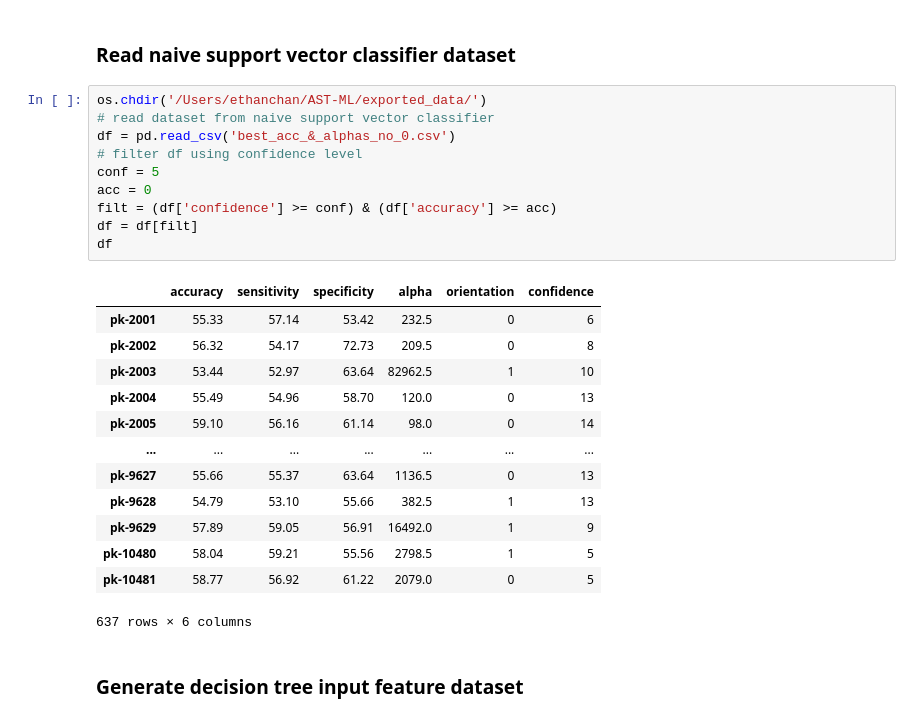
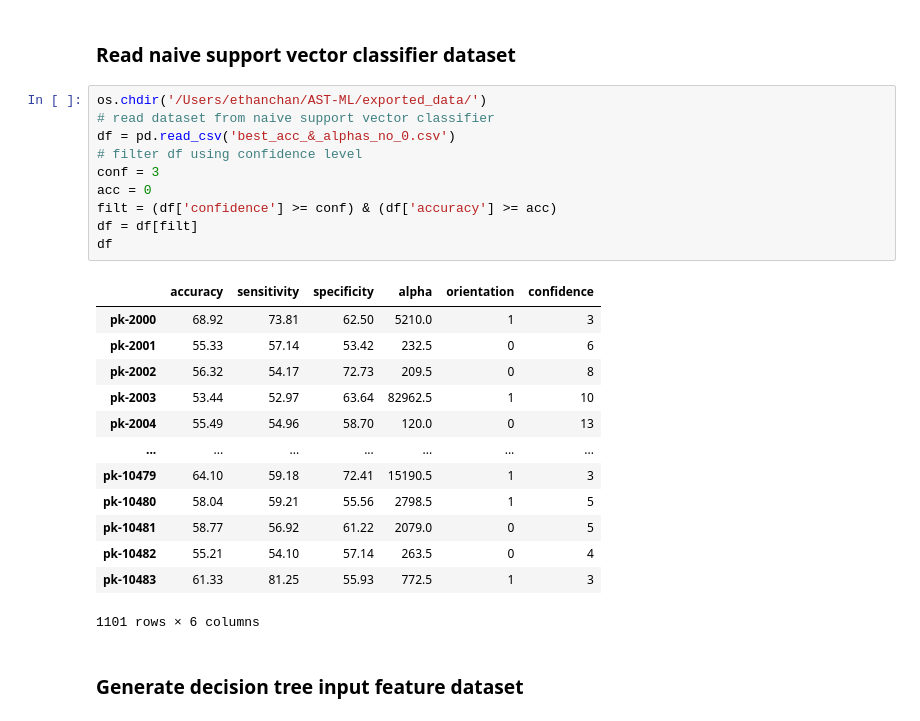
Before and after one commit to TYChan6028/AST-ML, a Jupyter notebook: ms_models.ipynb, the cells around one changed output. Drawn from its saved outputs; the diff is of its cells as text.

```diff
--- a/ms_models.ipynb
+++ b/ms_models.ipynb
@@ -35,27 +35,27 @@ ms_ast_df
 # %%
 os.chdir('/Users/ethanchan/AST-ML/exported_data/')
 # read dataset from naive support vector classifier
 df = pd.read_csv('best_acc_&_alphas_no_0.csv')
 # filter df using confidence level
-conf = 5
+conf = 3
 acc = 0
 filt = (df['confidence'] >= conf) & (df['accuracy'] >= acc)
 df = df[filt]
 df
 # %% [output]
 |  | accuracy | sensitivity | specificity | alpha | orientation | confidence |
+| pk-2000 | 68.92 | 73.81 | 62.50 | 5210.0 | 1 | 3 |
 | pk-2001 | 55.33 | 57.14 | 53.42 | 232.5 | 0 | 6 |
 | pk-2002 | 56.32 | 54.17 | 72.73 | 209.5 | 0 | 8 |
 | pk-2003 | 53.44 | 52.97 | 63.64 | 82962.5 | 1 | 10 |
 | pk-2004 | 55.49 | 54.96 | 58.70 | 120.0 | 0 | 13 |
-| pk-2005 | 59.10 | 56.16 | 61.14 | 98.0 | 0 | 14 |
 | ... | ... | ... | ... | ... | ... | ... |
-| pk-9627 | 55.66 | 55.37 | 63.64 | 1136.5 | 0 | 13 |
-| pk-9628 | 54.79 | 53.10 | 55.66 | 382.5 | 1 | 13 |
-| pk-9629 | 57.89 | 59.05 | 56.91 | 16492.0 | 1 | 9 |
+| pk-10479 | 64.10 | 59.18 | 72.41 | 15190.5 | 1 | 3 |
 | pk-10480 | 58.04 | 59.21 | 55.56 | 2798.5 | 1 | 5 |
 | pk-10481 | 58.77 | 56.92 | 61.22 | 2079.0 | 0 | 5 |
+| pk-10482 | 55.21 | 54.10 | 57.14 | 263.5 | 0 | 4 |
+| pk-10483 | 61.33 | 81.25 | 55.93 | 772.5 | 1 | 3 |
-637 rows × 6 columns
+1101 rows × 6 columns
 # %% [markdown]
 ### Generate decision tree input feature dataset
 # %%
```
Also changed, not shown: parts of 10 cells of this notebook.
